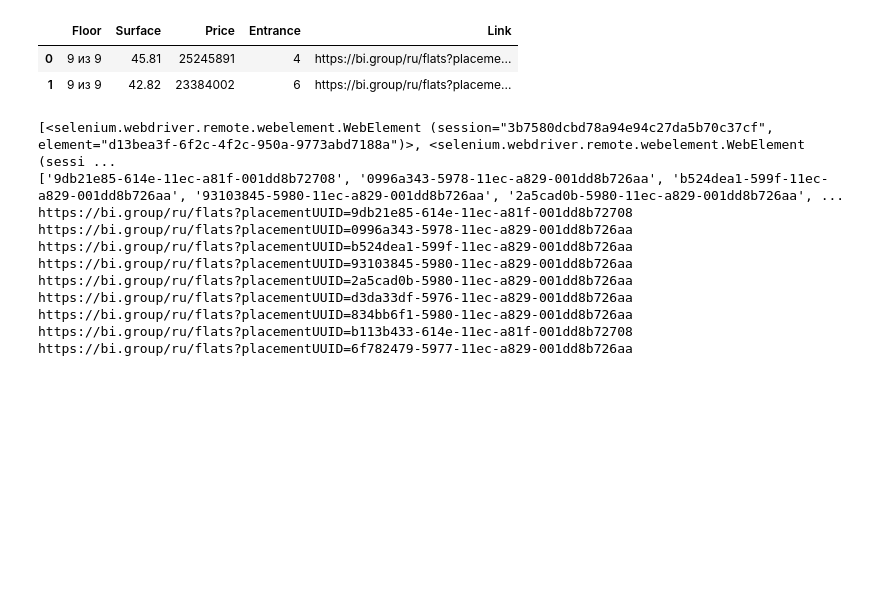
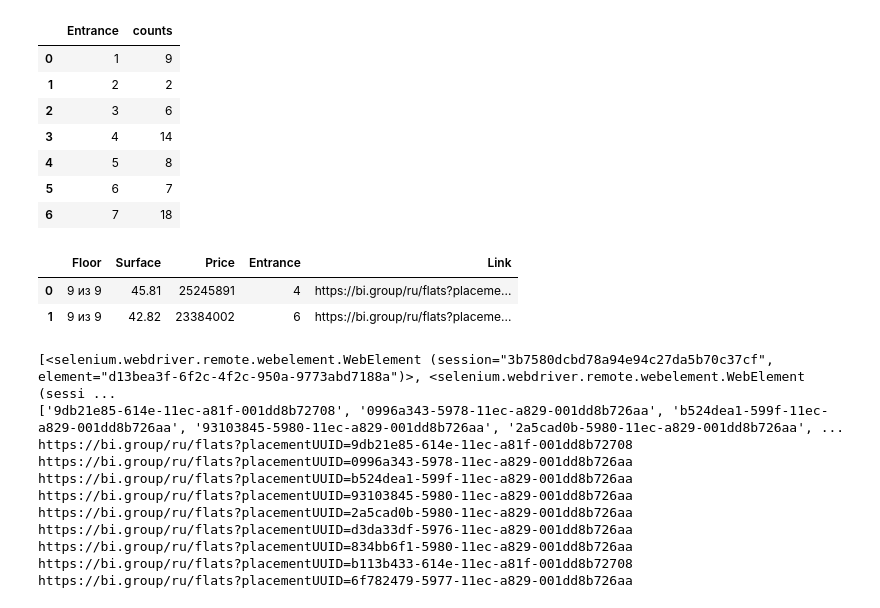
Before and after one commit to IlluvatarEru/orthanc, a Jupyter notebook: research/Scrap BI.ipynb, the cells around one changed output. Drawn from its saved outputs; the diff is of its cells as text; code cells hidden in the pictures; blank space fills up the shorter version.

```diff
--- a/research/Scrap BI.ipynb
+++ b/research/Scrap BI.ipynb
@@ -39,3 +68,21 @@ bi.find_flats_characteristics()
+# %%
+#f = bi.flats_characteristics.copy()
+#f[['Floor','NumberOfFloors']]=f['Floor'].str.split(' из ', 1, expand=True)
+f['NumberOfFloors']=pd.to_numeric(f['NumberOfFloors'])
+f['Floor']=pd.to_numeric(f['Floor'])
+# %%
+intersting_flats = f.loc[(f['NumberOfFloors']==9) & (f['Floor'].isin([4,5,6,7]))]
+intersting_flats = pd.concat([intersting_flats, f.loc[(f['NumberOfFloors']==12) & (f['Floor'].isin([4,5,6,7,9]))]])
+intersting_flats.groupby(['Entrance']).size().reset_index(name='counts')
+# %% [output]
+|  | Entrance | counts |
+| 0 | 1 | 9 |
+| 1 | 2 | 2 |
+| 2 | 3 | 6 |
+| 3 | 4 | 14 |
+| 4 | 5 | 8 |
+| 5 | 6 | 7 |
+| 6 | 7 | 18 |
 # %%
 import datetime
 import logging
```
Also changed, not shown: parts of 8 cells of this notebook, 2 other files.
